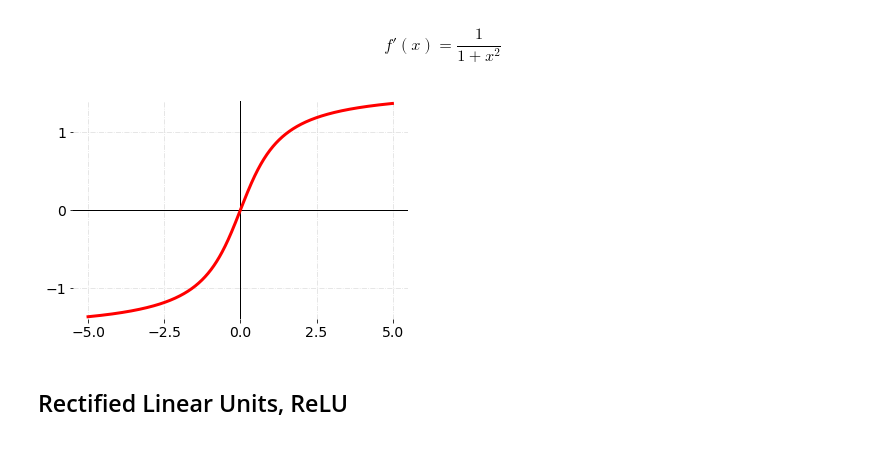
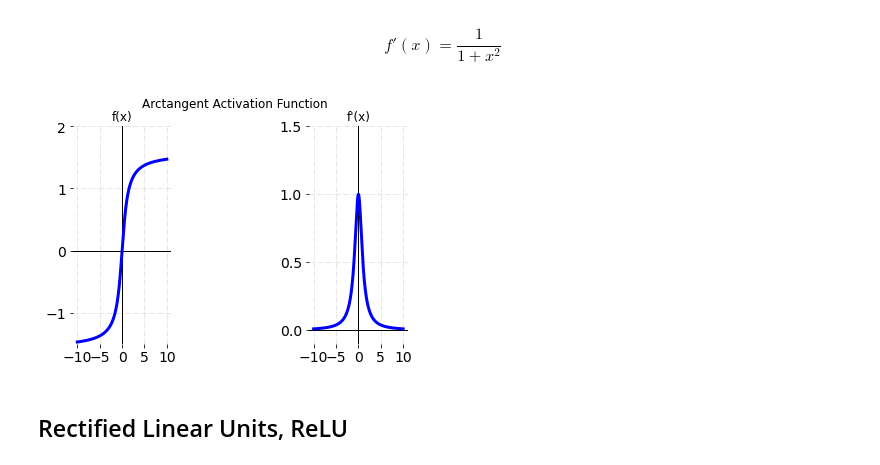
Before and after one commit to siebenrock/activation-functions, a Jupyter notebook: activation_functions.ipynb, the cells around one changed output. Drawn from its saved outputs; the diff is of its cells as text; code cells hidden in the pictures.

```diff
--- a/activation_functions.ipynb
+++ b/activation_functions.ipynb
@@ -161,10 +189,19 @@ $$
 # %%
 def arctan(x):
     return np.arctan(x)
+
+def darctan(x):
+    return 1 / (1 + x**2)
-# %%
-plot(arctan)
-# %% [output]
-[figure, removed]
+# %%
+plt.suptitle("Arctangent Activation Function")
+plt.subplot(1,3,1)
+plt.title("f(x)")
+plot(arctan, yaxis=(-1.5, 2.0))
+plt.subplot(1,3,3)
+plt.title("f'(x)")
+plot(darctan,yaxis=(-0.1,1.5))
+# %% [output]
+[figure, added]
 # %% [markdown]
 ## Rectified Linear Units, ReLU
 # %% [markdown]
```
Also changed, not shown: parts of 27 cells of this notebook, 12 other files.
